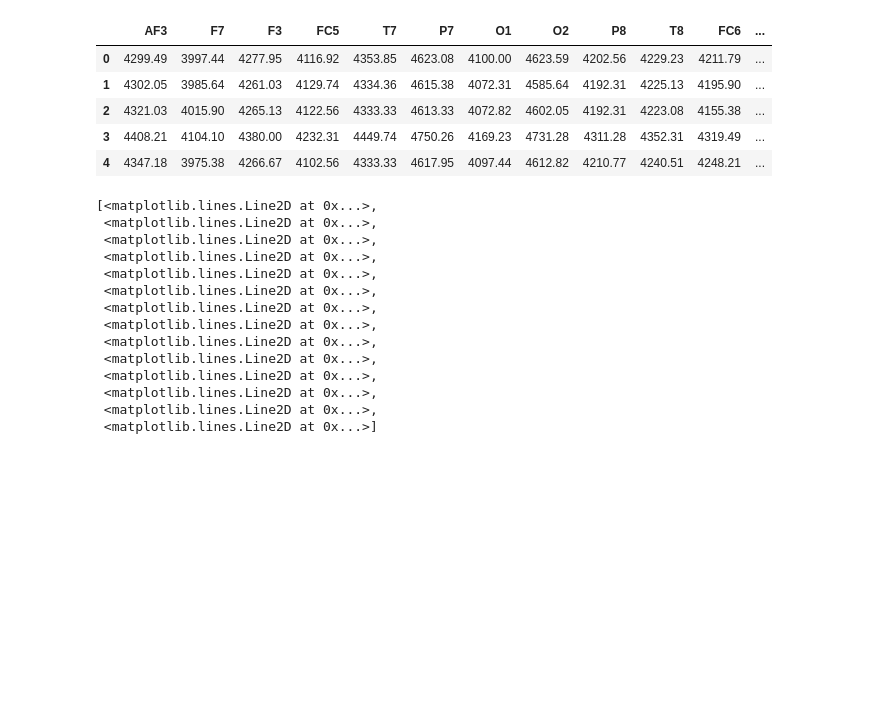
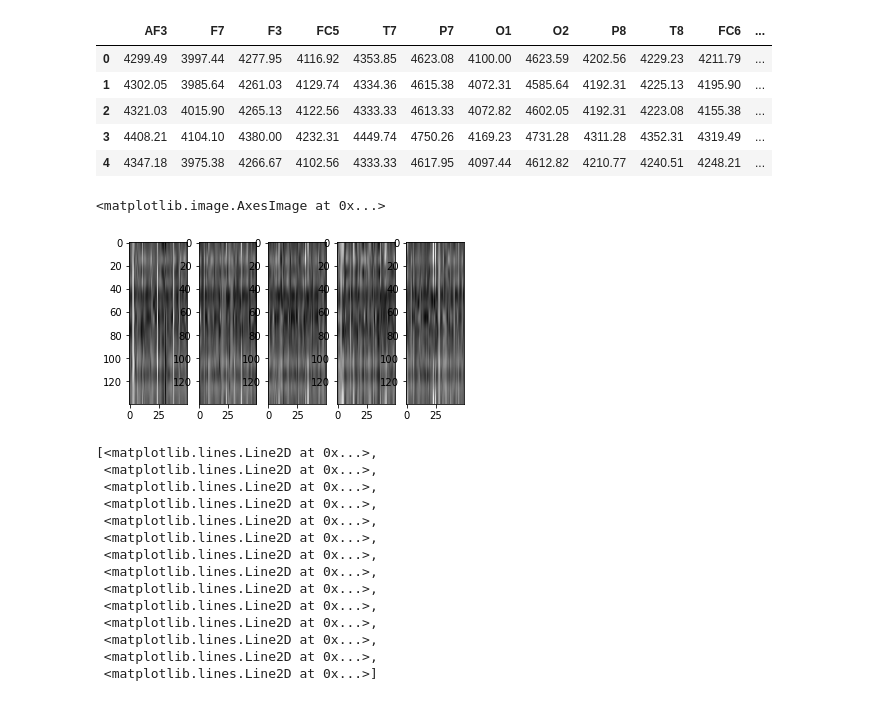
Before and after one commit to M-Ghodrat/EEG-Brainwave, a Jupyter notebook: Eye blinking prediction.ipynb, the cells around one changed output. Saved outputs shown, nothing was run; the diff lists cells and outputs as text; code cells hidden in the pictures; blank space fills up the shorter version.

```diff
--- a/Eye blinking prediction.ipynb
+++ b/Eye blinking prediction.ipynb
@@ -68,3 +73,29 @@ trainset.head()
+# %%
+scaler = MinMaxScaler()
+trainset_img = scaler.fit_transform(trainset).T * 255
+
+inc = 50
+
+im0 = PIL.Image.fromarray(trainset_img[:-1,0:inc])
+im0 = im0.resize((5*10,14*10), Image.ANTIALIAS)
+im1 = PIL.Image.fromarray(trainset_img[:-1,inc:2*inc])
+im1 = im1.resize((5*10,14*10), Image.ANTIALIAS)
+im2 = PIL.Image.fromarray(trainset_img[:-1,2*inc:3*inc])
+im2 = im2.resize((5*10,14*10), Image.ANTIALIAS)
+im3 = PIL.Image.fromarray(trainset_img[:-1,3*inc:4*inc])
+im3 = im3.resize((5*10,14*10), Image.ANTIALIAS)
+im4 = PIL.Image.fromarray(trainset_img[:-1,4*inc:5*inc])
+im4 = im4.resize((5*10,14*10), Image.ANTIALIAS)
+
+f, axarr = plt.subplots(nrows=1,ncols=5)
+axarr[0].imshow(im0)
+axarr[1].imshow(im1)
+axarr[2].imshow(im2)
+axarr[3].imshow(im3)
+axarr[4].imshow(im4)
+# %% [output]
+<matplotlib.image.AxesImage at 0x...>
+[figure, added]
 # %%
 import numpy as np
 import matplotlib.pyplot as plt
```
Also changed, not shown: parts of 1 cell of this notebook.
